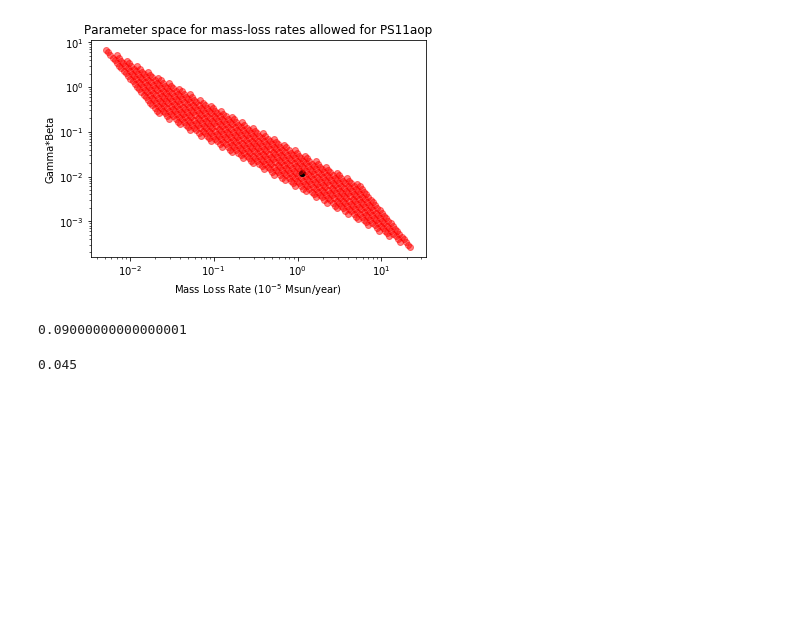
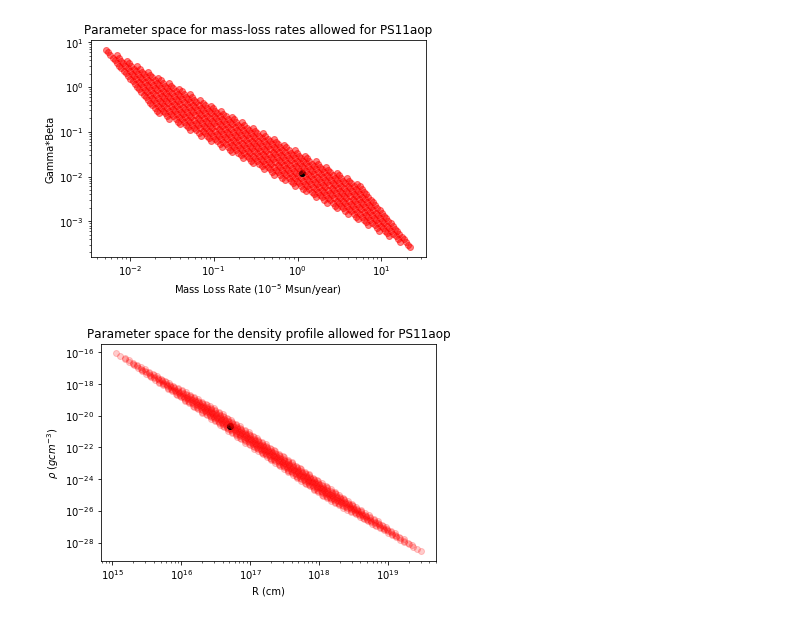
Before and after one commit to ibikadaeze/ast1501, a Jupyter notebook: multiPS11aop.ipynb, the cells around one changed output. Saved outputs shown, nothing was run; the diff lists cells and outputs as text; code cells hidden in the pictures; blank space fills up the shorter version.

```diff
--- a/multiPS11aop.ipynb
+++ b/multiPS11aop.ipynb
@@ -205,7 +205,7 @@ data = [Fp_g,nup_g,R_g,B_g,vsh_g,M_g,den_g,RuledOut_g]
 names = ['F_peak','nu_peak','Radius','Bfield','v_shock','Mdot','den','RuledOut']
 ascii.write(data,file_out,names=names,overwrite=True,format='csv')
 # %%
-file_in = 'test1.csv'
+file_in = 'multiPS11aop.csv'
 data_plot = ascii.read(file_in)
 
 gammabeta = data_plot['v_shock']*(1/3e5)
@@ -226,16 +226,33 @@ plt.xlabel(r'Mass Loss Rate ($10^{-5}$ Msun/year)')
 plt.ylabel('Gamma*Beta')
 plt.title('Parameter space for mass-loss rates allowed for PS11aop')
 #plt.show()
-plt.xlim(0.8,2)
-plt.ylim(0.045)
+#plt.xlim(0.8,2)
+#plt.ylim(0.045,0.0045)
 plt.savefig('mp.pdf')
 # %% [output]
 [figure]
-# %%
-1e-1-1e-2
-# %% [output]
-0.09000000000000001
-# %%
-0.09/2
-# %% [output]
-0.045
+# %%
+file_in = 'multiPS11aop.csv'
+data_plot = ascii.read(file_in)
+R = data_plot['Radius']
+#gammabeta = data_plot['v_shock']*(1/3e5)
+
+
+
+plt.figure()
+
+for i in range(len(data_plot)):
+    if data_plot['RuledOut'][i] == 'True':
+        plt.plot(R[i],data_plot['den'][i],'ro',alpha=0.2)
+    else:
+        plt.plot(R[i],data_plot['den'][i],'ko')# label ='PS11aop8')#,alpha=0.2)
+
+plt.yscale('log')
+plt.xscale('log')
+plt.xlabel(r'R (cm)')
+plt.ylabel(r'$\rho$ ($gcm^{-3}$)')
+plt.title('Parameter space for the density profile allowed for PS11aop')
+#plt.show()
+plt.savefig('multiPS11aopdr.pdf')
+# %% [output]
+[figure, added]
```
Also changed, not shown: parts of 3 cells of this notebook.
